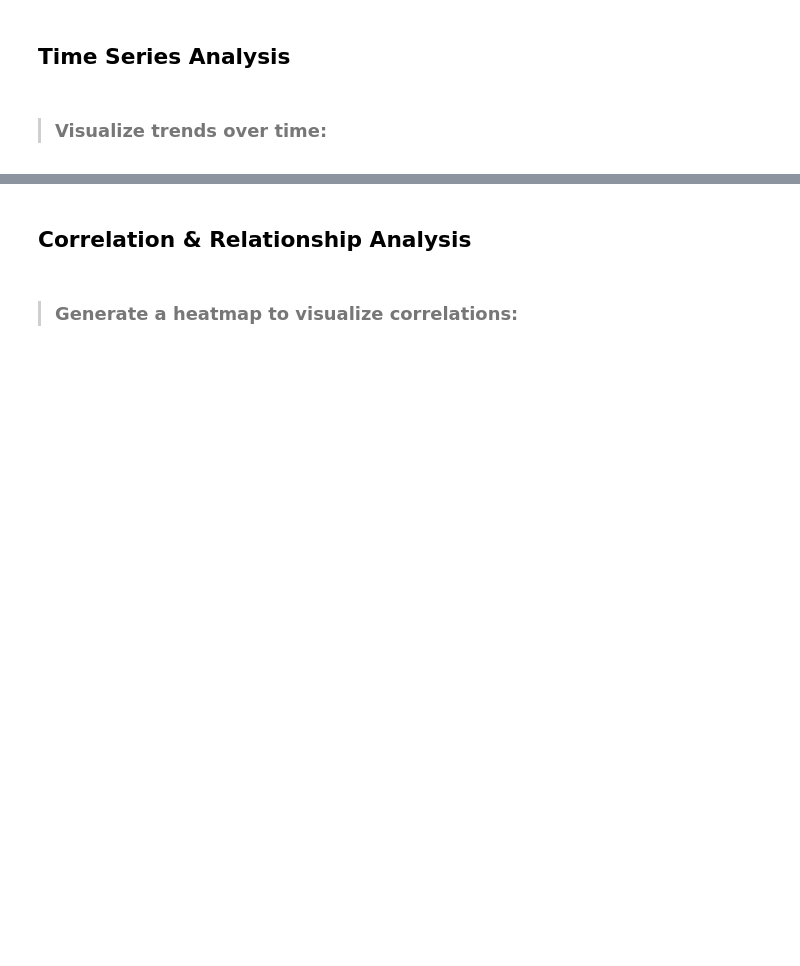
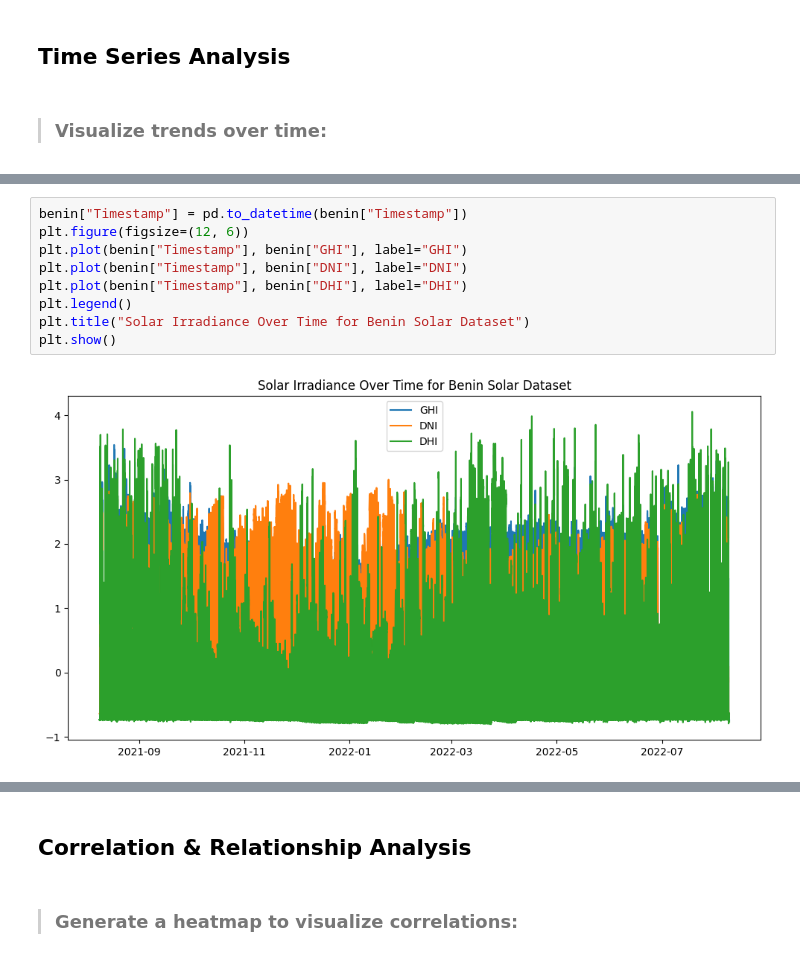
Before and after one commit to GirmaMM/solar-challenge-week-1, a Jupyter notebook: notebooks/sierraleone_eda.ipynb, the cells around one changed output, grey strips where cells are left out. Drawn from its saved outputs; the diff is of its cells as text; blank space fills up the shorter version.

```diff
--- a/notebooks/sierraleone_eda.ipynb
+++ b/notebooks/sierraleone_eda.ipynb
@@ -147,0 +279,11 @@ plt.show()
+# %%
+benin["Timestamp"] = pd.to_datetime(benin["Timestamp"])
+plt.figure(figsize=(12, 6))
+plt.plot(benin["Timestamp"], benin["GHI"], label="GHI")
+plt.plot(benin["Timestamp"], benin["DNI"], label="DNI")
+plt.plot(benin["Timestamp"], benin["DHI"], label="DHI")
+plt.legend()
+plt.title("Solar Irradiance Over Time for Benin Solar Dataset")
+plt.show()
+# %% [output]
+[figure, added]
```
Also changed, not shown: parts of 35 cells of this notebook.
